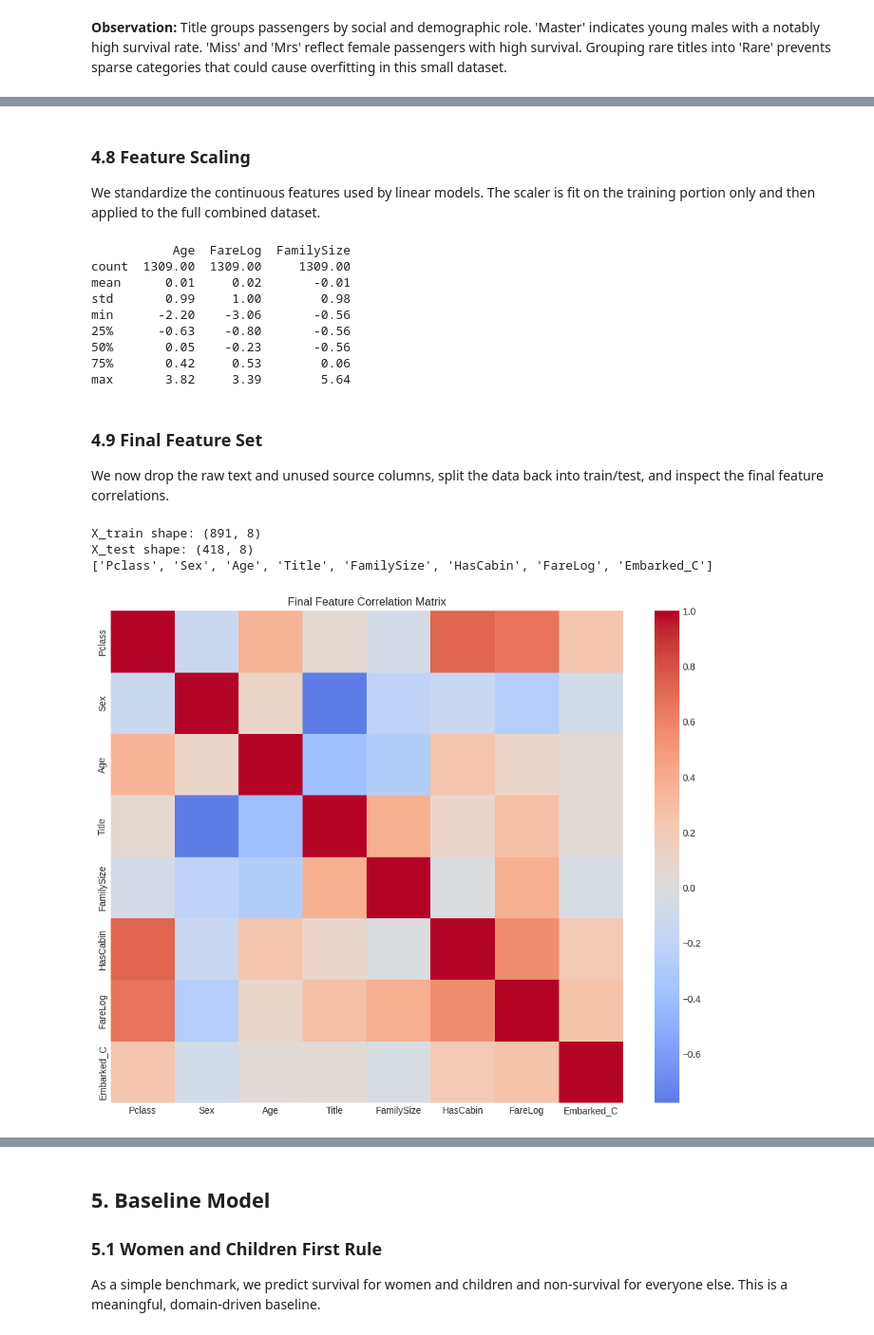
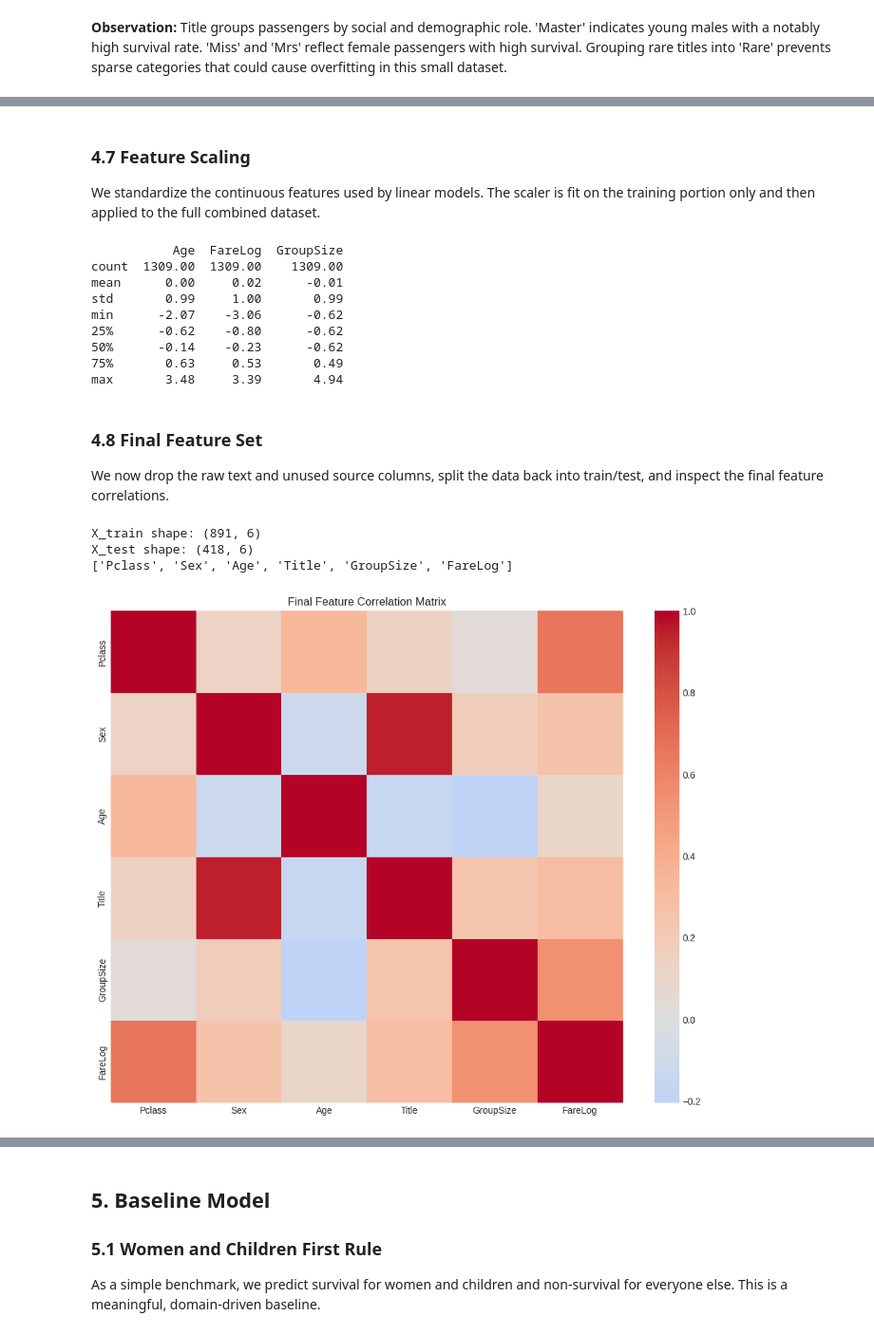
Before and after one commit to Chexor/ML-Titanic-Competition, a Jupyter notebook: Titanic_Disaster_Challenge-Final.ipynb, the cells around one changed output, grey strips where cells are left out. Shown at 95% size. Saved outputs shown, nothing was run; the diff lists cells and outputs as text; code cells hidden in the pictures.

```diff
--- a/Titanic_Disaster_Challenge-Final.ipynb
+++ b/Titanic_Disaster_Challenge-Final.ipynb
@@ -497,14 +502,14 @@ plt.show()
 # %%
-# FamilySize from SibSp and Parch
-combined['FamilySize'] = combined['SibSp'] + combined['Parch'] + 1
-print(combined['FamilySize'].value_counts().sort_index())
+# GroupSize from shared tickets
+combined['GroupSize'] = combined.groupby('Ticket')['PassengerId'].transform('count')
+print(combined['GroupSize'].value_counts().sort_index())
 
 fig, axes = plt.subplots(1, 2, figsize=(14, 5))
-sns.histplot(combined['FamilySize'], discrete=True, bins=range(1, 12), ax=axes[0])
-axes[0].set_title('FamilySize Distribution')
+sns.histplot(combined['GroupSize'], discrete=True, bins=range(1, 12), ax=axes[0])
+axes[0].set_title('GroupSize Distribution')
 
-sns.barplot(data=train_view.assign(FamilySize=combined.iloc[:n_train]['FamilySize'].values), x='FamilySize', y='Survived', ax=axes[1])
-axes[1].set_title('Survival Rate by FamilySize')
+sns.barplot(data=train_view.assign(GroupSize=combined.iloc[:n_train]['GroupSize'].values), x='GroupSize', y='Survived', ax=axes[1])
+axes[1].set_title('Survival Rate by GroupSize')
 
 plt.tight_layout()
 plt.show()
@@ -636,7 +613,7 @@ combined['Pclass'] = combined['Pclass'].map({1: 2, 2: 1, 3: 0})
 
 # Ordinal encoding for Title
 title_encoder = OrdinalEncoder(
-    categories=[['Mr', 'Rare', 'Mrs', 'Miss', 'Master']],
+    categories=[['Mr', 'Rare', 'Master', 'Miss', 'Mrs']],
     handle_unknown='use_encoded_value',
     unknown_value=-1
 )
@@ -644,15 +621,7 @@ title_encoder.fit(combined.iloc[:n_train][['Title']])
 combined[['Title']] = title_encoder.transform(combined[['Title']])
 
 # One-hot for Sex only, keep male as the explicit signal
-combined['Sex'] = combined['Sex'].map({'female': 0, 'male': 1})
-
-# Impute Embarked with the training-set mode, then create a binary Cherbourg feature
-embarked_mode = combined.iloc[:n_train]['Embarked'].mode()[0]
-combined['Embarked'] = combined['Embarked'].fillna(embarked_mode)
-
-# Binary Embarked feature for Cherbourg
-combined['Embarked_C'] = (combined['Embarked'] == 'C').astype(int)
-combined = combined.drop(columns=['Embarked'])
+combined['Sex'] = combined['Sex'].map({'female': 1, 'male': 0})
 
 print(combined.head())
 # %% [output]
@@ -679,50 +648,50 @@ print(combined.head())
 # %% [markdown]
-### 4.8 Feature Scaling
+### 4.7 Feature Scaling
 
 We standardize the continuous features used by linear models. The scaler is fit on the training portion only and then applied to the full combined dataset.
 # %%
 # Scale continuous features
-scale_cols = ['Age', 'FareLog', 'FamilySize']
+scale_cols = ['Age', 'FareLog', 'GroupSize']
 scaler = StandardScaler()
 scaler.fit(combined.iloc[:n_train][scale_cols])
 combined[scale_cols] = scaler.transform(combined[scale_cols])
 
 print(combined[scale_cols].describe().round(2))
 # %% [output]
-           Age  FareLog  FamilySize
-count  1309.00  1309.00     1309.00
-mean      0.01     0.02       -0.01
-std       0.99     1.00        0.98
-min      -2.20    -3.06       -0.56
-25%      -0.63    -0.80       -0.56
-50%       0.05    -0.23       -0.56
-75%       0.42     0.53        0.06
-max       3.82     3.39        5.64
+           Age  FareLog  GroupSize
+count  1309.00  1309.00    1309.00
+mean      0.00     0.02      -0.01
+std       0.99     1.00       0.99
+min      -2.07    -3.06      -0.62
+25%      -0.62    -0.80      -0.62
+50%      -0.14    -0.23      -0.62
+75%       0.63     0.53       0.49
+max       3.48     3.39       4.94
 # %% [markdown]
-### 4.9 Final Feature Set
+### 4.8 Final Feature Set
 
 We now drop the raw text and unused source columns, split the data back into train/test, and inspect the final feature correlations.
 # %%
 # Drop raw columns no longer needed
-drop_cols = ['PassengerId', 'Name', 'Ticket', 'Cabin', 'SibSp', 'Parch', 'Fare']
+drop_cols = ['PassengerId', 'Name', 'Ticket', 'Cabin', 'SibSp', 'Parch', 'Fare', 'Embarked']
 combined = combined.drop(columns=drop_cols)
 
 # Split back into train and test features
 X_train = combined.iloc[:n_train].copy()
 X_test = combined.iloc[n_train:].copy()
 
 print(f'X_train shape: {X_train.shape}')
 print(f'X_test shape: {X_test.shape}')
 print(X_train.columns.tolist())
 
 plt.figure(figsize=(10, 8))
-sns.heatmap(X_train.corr(numeric_only=True), cmap='coolwarm', center=0)
+sns.heatmap(X_train.corr(numeric_only=True), annot=True, cmap='coolwarm', center=0, fmt='.2f')
 plt.title('Final Feature Correlation Matrix')
 plt.tight_layout()
 plt.show()
 # %% [output]
-X_train shape: (891, 8)
-X_test shape: (418, 8)
-['Pclass', 'Sex', 'Age', 'Title', 'FamilySize', 'HasCabin', 'FareLog', 'Embarked_C']
+X_train shape: (891, 6)
+X_test shape: (418, 6)
+['Pclass', 'Sex', 'Age', 'Title', 'GroupSize', 'FareLog']
-[figure, old version]
+[figure, new version]
 # %% [markdown]
```
Also changed, not shown: parts of 41 cells of this notebook, 12 other files.
